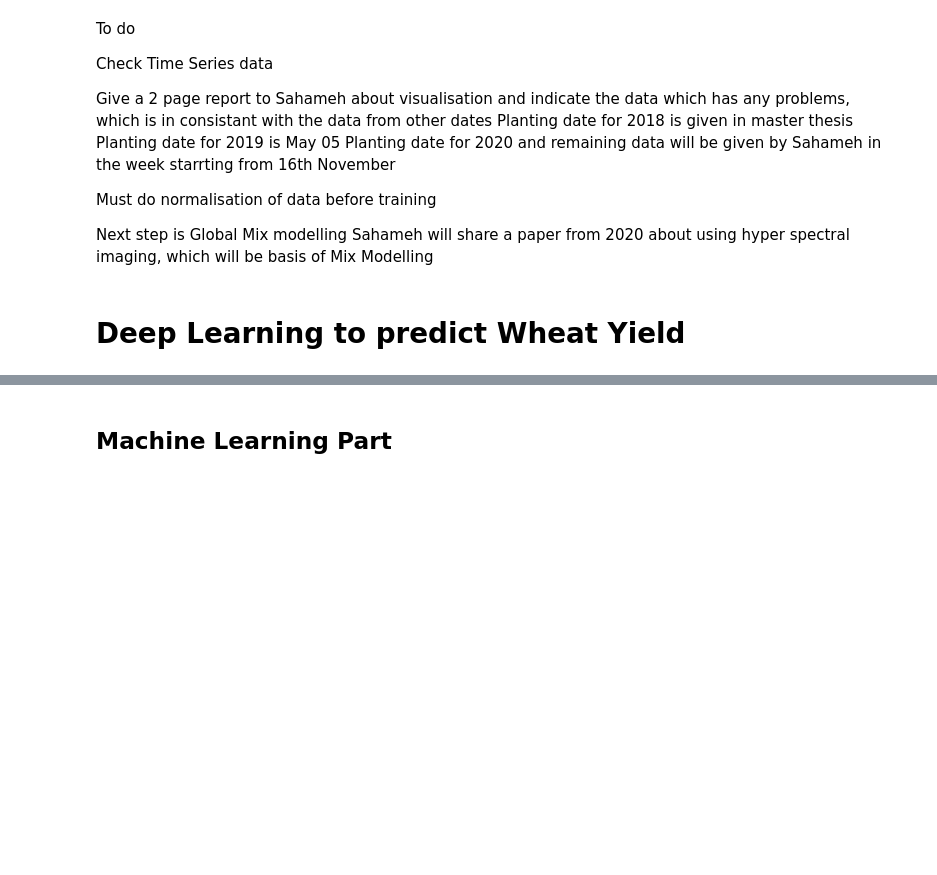
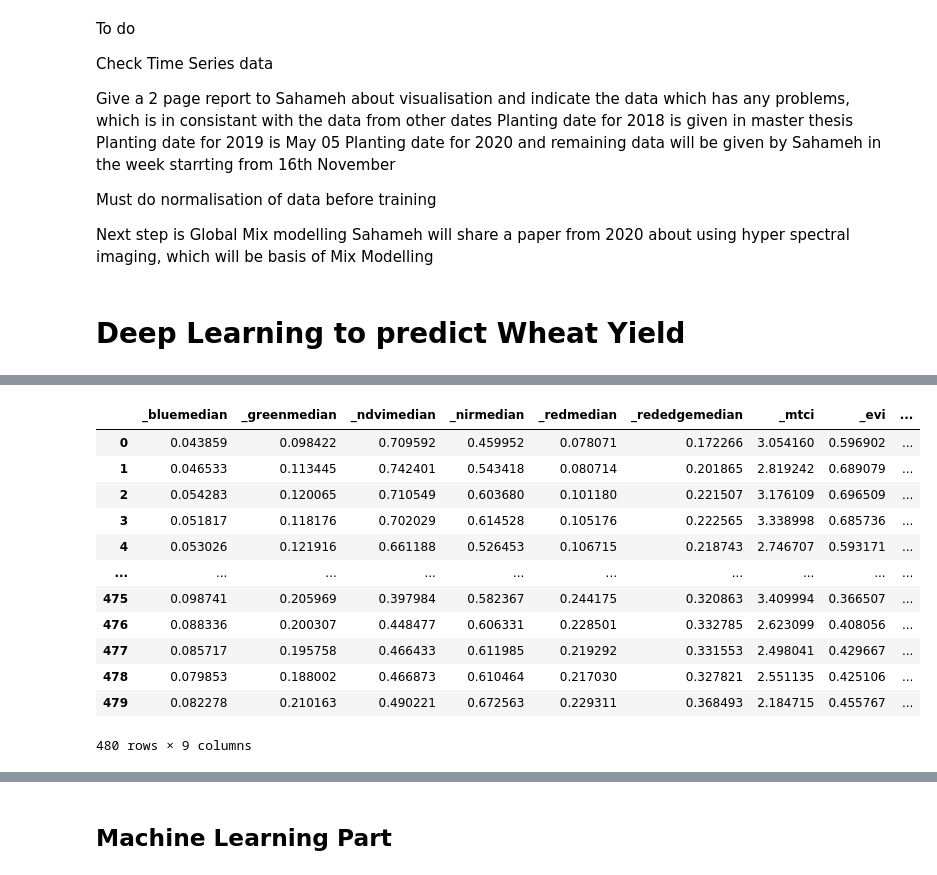
Before and after one commit to fahadijaz/spring_wheat_yield_prediction, a Jupyter notebook: Wheat DNN.ipynb, the cells around one changed output, grey strips where cells are left out. Drawn from its saved outputs; the diff is of its cells as text; code cells hidden in the pictures; blank space fills up the shorter version.

Commit message:
Filtering data that has the required values

```diff
--- a/Wheat DNN.ipynb
+++ b/Wheat DNN.ipynb
@@ -20,7 +20,10 @@ import pandas as pd
 import numpy as np
 
 # Define the directory with data files
-path = r"C:\Users\fahad\Documents\Master Thesis\Phenotyping\Data_from_2017_and_2018"
+# path = r"C:\Users\fahad\Documents\Master Thesis\Phenotyping\Data\2018"
+# path = path.replace("\\", "/") + '/'
+
+path = r'C:\Users\fahad\Documents\Master Thesis\Phenotyping\Data\All'
 path = path.replace("\\", "/") + '/'
 # %%
 list_dir = os.listdir(path)
@@ -35,0 +38,9 @@ list_dir
+# %%
+data_file_list = []
+
+for i, name in enumerate(list_dir):
+    str = name[:-5]
+    locals()[str] = name
+#     print(locals()[str])
+    data_file_list.append(name)
+data_file_list
@@ -36,8 +54,8 @@ list_dir
 # %%
-graminor_18 = list_dir[2]
-masbasis_17 = list_dir[3]
-masbasis_18 = list_dir[4]
-robot_17 = list_dir[5]
-robot_18 = list_dir[6]
+# graminor_18 = list_dir[2]
+# masbasis_17 = list_dir[3]
+# masbasis_18 = list_dir[4]
+# robot_17 = list_dir[5]
+# robot_18 = list_dir[6]
 
-data_file_list = [graminor_18, masbasis_17, masbasis_18, robot_17, robot_18]
+# data_file_list = [graminor_18, masbasis_17, masbasis_18, robot_17, robot_18]
@@ -136 +482,25 @@ _evi
+# %%
+data_frames = [locals()[df_str_list[0]][locals()[robot_col[0]]],
+               locals()[df_str_list[1]][locals()[robot_col[1]]],
+               locals()[df_str_list[2]][locals()[robot_col[2]]],
+               locals()[df_str_list[3]][locals()[robot_col[3]]],
+               locals()[df_str_list[4]][locals()[robot_col[4]]]]
+
+all_robot_2018 = pd.concat(data_frames, ignore_index=True)
+# %%
+all_robot_2018
+# %% [output]
+|  | _bluemedian | _greenmedian | _ndvimedian | _nirmedian | _redmedian | _rededgemedian | _mtci | _evi | ... |
+| 0 | 0.043859 | 0.098422 | 0.709592 | 0.459952 | 0.078071 | 0.172266 | 3.054160 | 0.596902 | ... |
+| 1 | 0.046533 | 0.113445 | 0.742401 | 0.543418 | 0.080714 | 0.201865 | 2.819242 | 0.689079 | ... |
+| 2 | 0.054283 | 0.120065 | 0.710549 | 0.603680 | 0.101180 | 0.221507 | 3.176109 | 0.696509 | ... |
+| 3 | 0.051817 | 0.118176 | 0.702029 | 0.614528 | 0.105176 | 0.222565 | 3.338998 | 0.685736 | ... |
+| 4 | 0.053026 | 0.121916 | 0.661188 | 0.526453 | 0.106715 | 0.218743 | 2.746707 | 0.593171 | ... |
+| ... | ... | ... | ... | ... | ... | ... | ... | ... | ... |
+| 475 | 0.098741 | 0.205969 | 0.397984 | 0.582367 | 0.244175 | 0.320863 | 3.409994 | 0.366507 | ... |
+| 476 | 0.088336 | 0.200307 | 0.448477 | 0.606331 | 0.228501 | 0.332785 | 2.623099 | 0.408056 | ... |
+| 477 | 0.085717 | 0.195758 | 0.466433 | 0.611985 | 0.219292 | 0.331553 | 2.498041 | 0.429667 | ... |
+| 478 | 0.079853 | 0.188002 | 0.466873 | 0.610464 | 0.217030 | 0.327821 | 2.551135 | 0.425106 | ... |
+| 479 | 0.082278 | 0.210163 | 0.490221 | 0.672563 | 0.229311 | 0.368493 | 2.184715 | 0.455767 | ... |
+480 rows × 9 columns
 # %%
```
Also changed, not shown: parts of 32 cells of this notebook, 1 other file.
